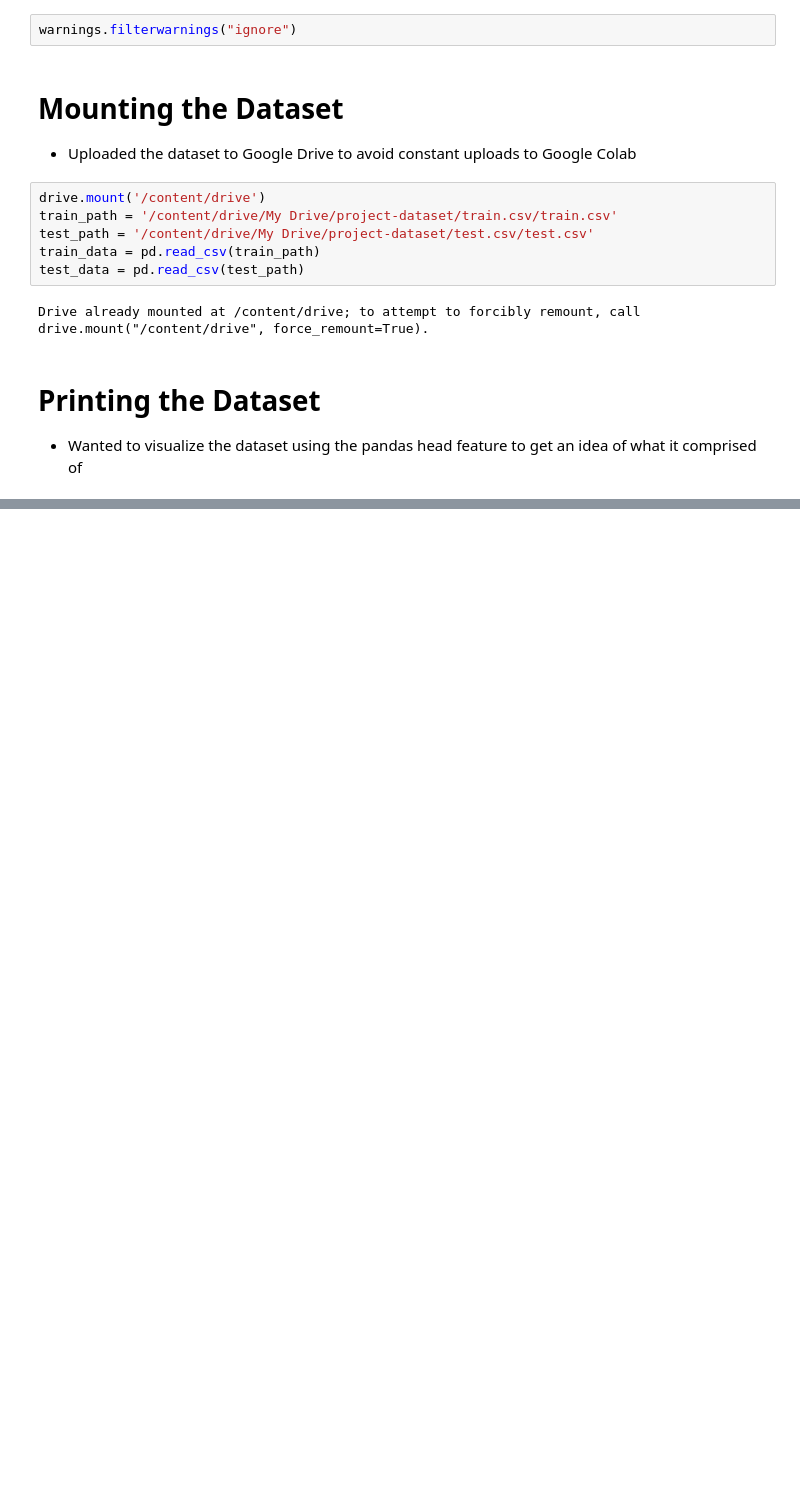
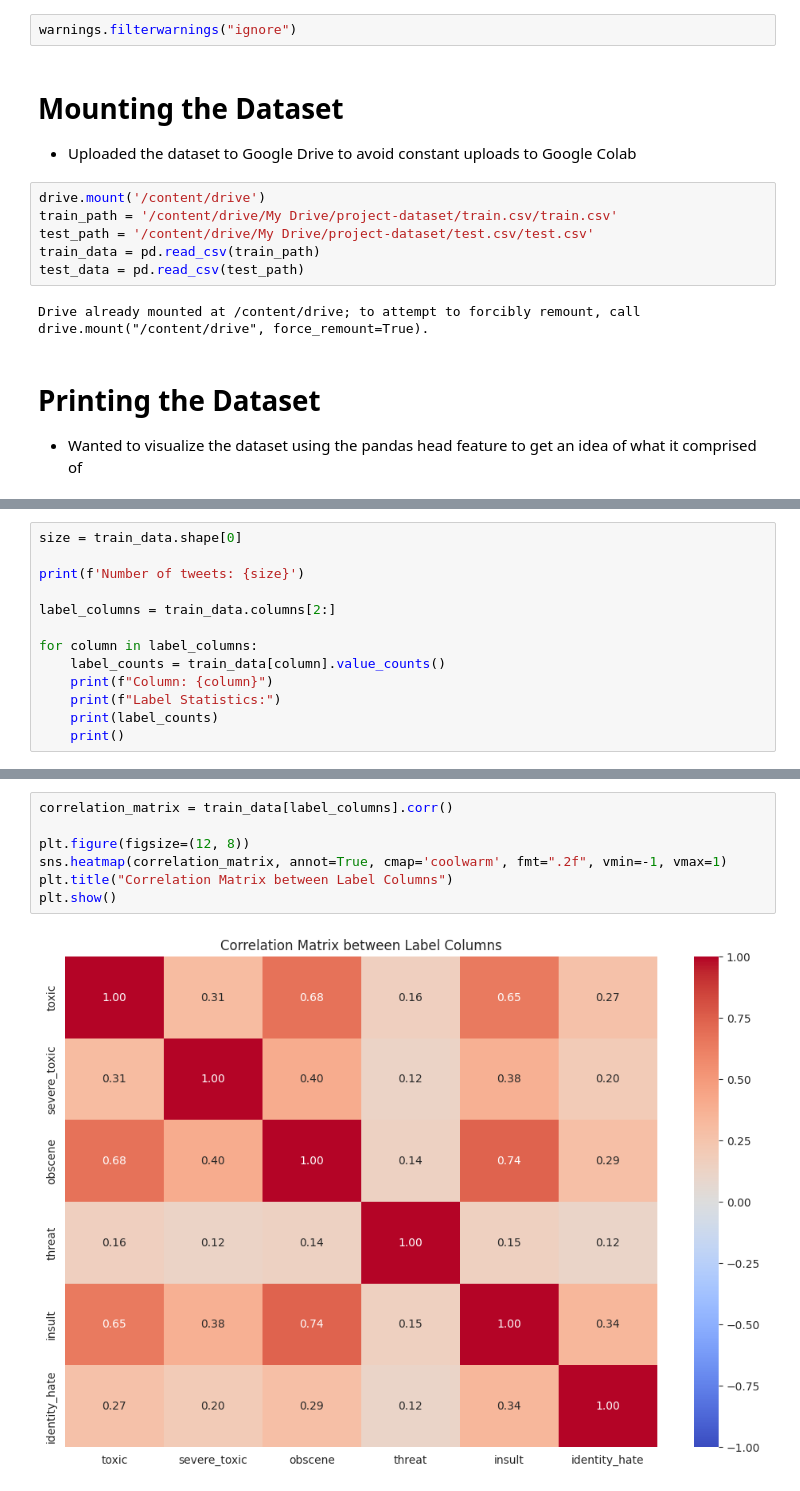
Before and after one commit to Hashmat02/ToxClassify-LSTM-and-Naive-Bayes-for-Toxicity-Detection, a Jupyter notebook: notbook1.ipynb, the cells around one changed output, grey strips where cells are left out. Cells and saved outputs as stored; diff of their text form; blank space fills up the shorter version.

```diff
--- a/notbook1.ipynb
+++ b/notbook1.ipynb
@@ -65,0 +74,13 @@ train_data.head(10)
+# %%
+size = train_data.shape[0]
+
+print(f'Number of tweets: {size}')
+
+label_columns = train_data.columns[2:]
+
+for column in label_columns:
+    label_counts = train_data[column].value_counts()
+    print(f"Column: {column}")
+    print(f"Label Statistics:")
+    print(label_counts)
+    print()
@@ -65,0 +153,9 @@ train_data.head(10)
+# %%
+correlation_matrix = train_data[label_columns].corr()
+
+plt.figure(figsize=(12, 8))
+sns.heatmap(correlation_matrix, annot=True, cmap='coolwarm', fmt=".2f", vmin=-1, vmax=1)
+plt.title("Correlation Matrix between Label Columns")
+plt.show()
+# %% [output]
+[figure, added]
```
Also changed, not shown: parts of 15 cells of this notebook.
